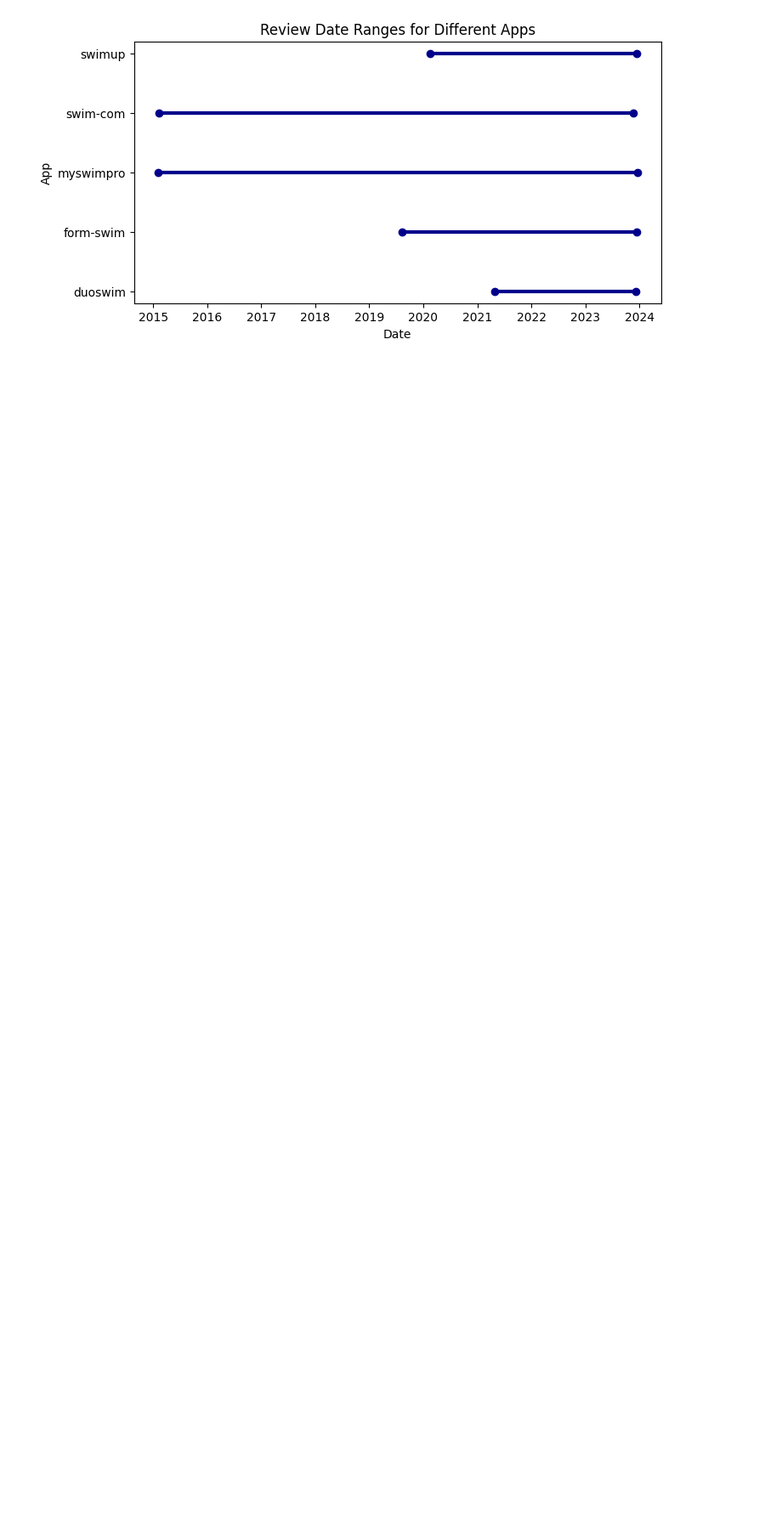
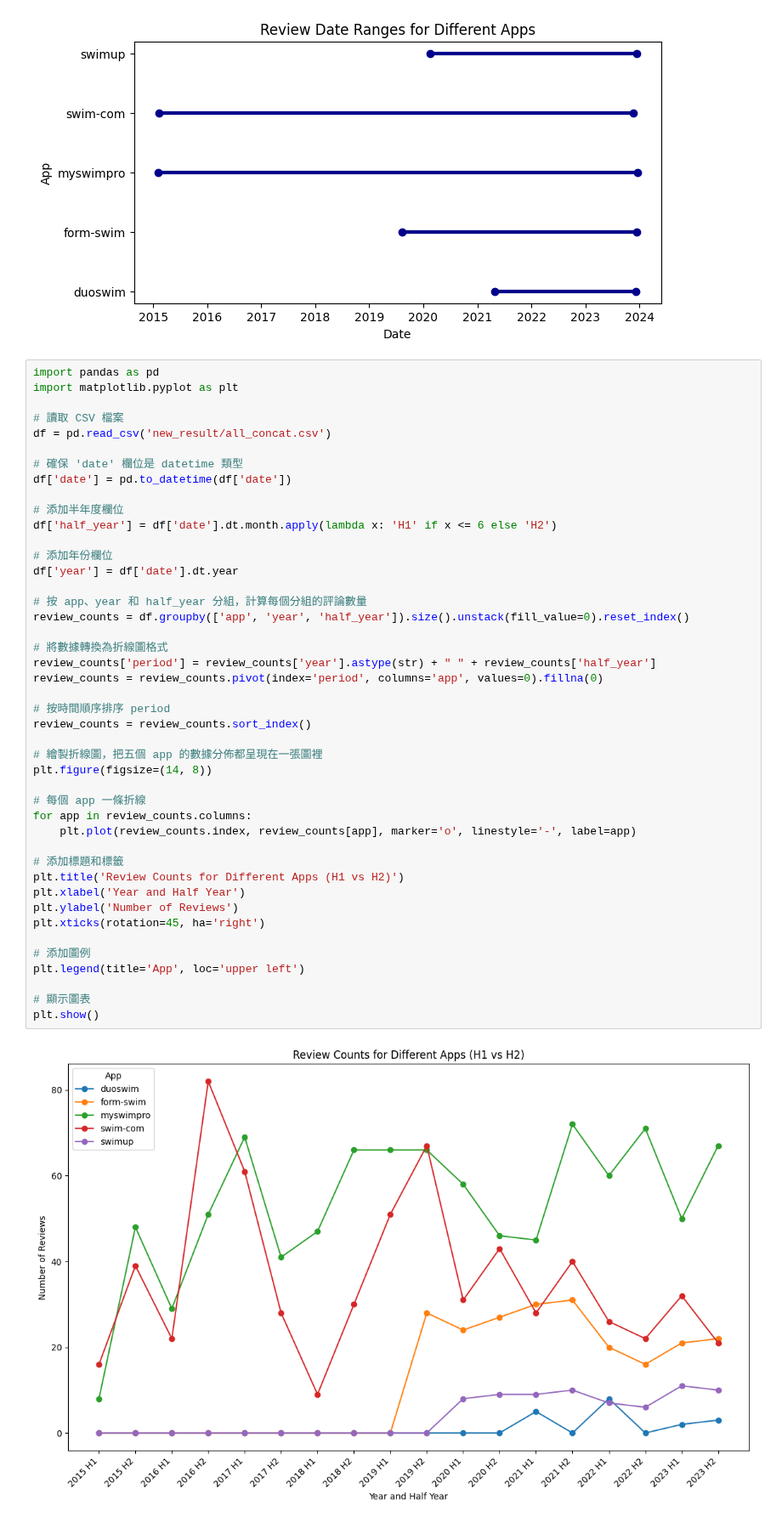
Before and after one commit to momonong/swim-apps-reviews-analysis, a Jupyter notebook: data_mining/da4.ipynb, the cells around one changed output. Shown at 85% size. Cells and saved outputs as stored; diff of their text form; blank space fills up the shorter version.

Commit message:
Update new data visualization of user reviews time distribution

```diff
--- a/data_mining/da4.ipynb
+++ b/data_mining/da4.ipynb
@@ -224,3 +224,49 @@ plt.ylabel('App')
 plt.show()
 # %% [output]
 [figure]
+# %%
+import pandas as pd
+import matplotlib.pyplot as plt
+
+# 讀取 CSV 檔案
+df = pd.read_csv('new_result/all_concat.csv')
+
+# 確保 'date' 欄位是 datetime 類型
+df['date'] = pd.to_datetime(df['date'])
+
+# 添加半年度欄位
+df['half_year'] = df['date'].dt.month.apply(lambda x: 'H1' if x <= 6 else 'H2')
+
+# 添加年份欄位
+df['year'] = df['date'].dt.year
+
+# 按 app、year 和 half_year 分組，計算每個分組的評論數量
+review_counts = df.groupby(['app', 'year', 'half_year']).size().unstack(fill_value=0).reset_index()
+
+# 將數據轉換為折線圖格式
+review_counts['period'] = review_counts['year'].astype(str) + " " + review_counts['half_year']
+review_counts = review_counts.pivot(index='period', columns='app', values=0).fillna(0)
+
+# 按時間順序排序 period
+review_counts = review_counts.sort_index()
+
+# 繪製折線圖，把五個 app 的數據分佈都呈現在一張圖裡
+plt.figure(figsize=(14, 8))
+
+# 每個 app 一條折線
+for app in review_counts.columns:
+    plt.plot(review_counts.index, review_counts[app], marker='o', linestyle='-', label=app)
+
+# 添加標題和標籤
+plt.title('Review Counts for Different Apps (H1 vs H2)')
+plt.xlabel('Year and Half Year')
+plt.ylabel('Number of Reviews')
+plt.xticks(rotation=45, ha='right')
+
+# 添加圖例
+plt.legend(title='App', loc='upper left')
+
+# 顯示圖表
+plt.show()
+# %% [output]
+[figure, added]
```
Also changed, not shown: parts of 4 cells of this notebook.
